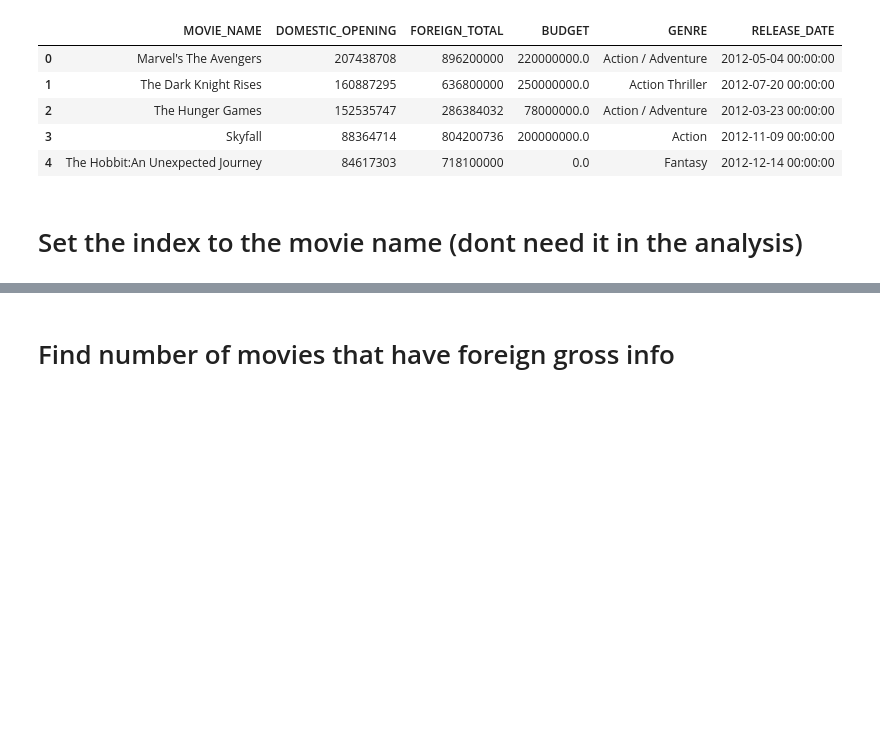
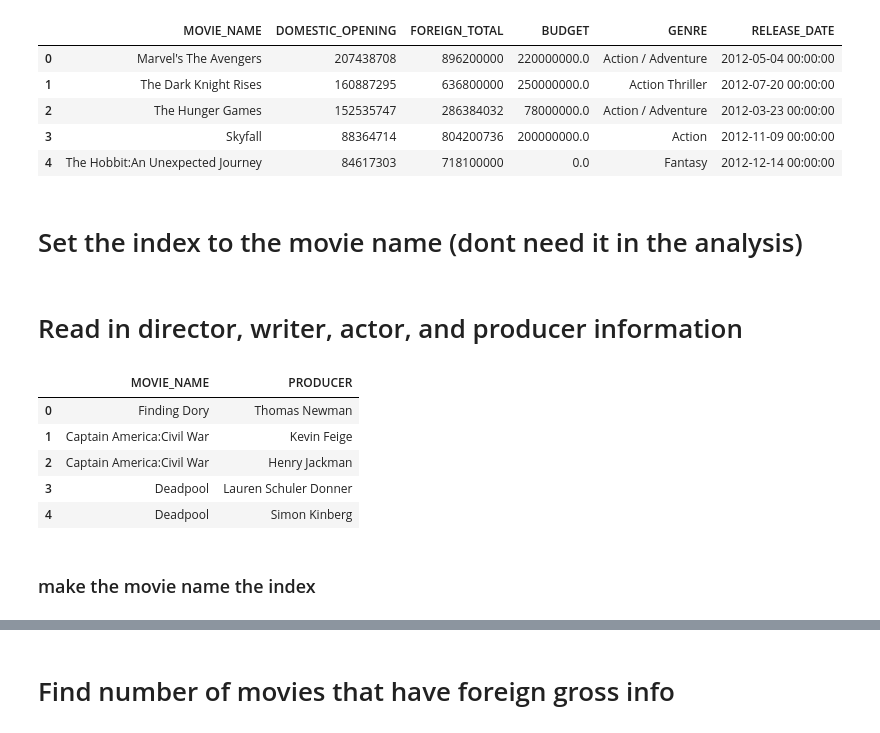
Before and after one commit to wccosby/Project_Luther, a Jupyter notebook: initial_analysis.ipynb, the cells around one changed output, grey strips where cells are left out. Cells and saved outputs as stored; diff of their text form; code cells hidden in the pictures; blank space fills up the shorter version.

```diff
--- a/initial_analysis.ipynb
+++ b/initial_analysis.ipynb
@@ -72,3 +36,10 @@ movie_data_raw.head()
 # Set the index to the movie name (dont need it in the analysis)
 # %%
 movie_data_raw = movie_data_raw.set_index(['MOVIE_NAME'])
+# %% [markdown]
+# Read in director, writer, actor, and producer information
+# %%
+director_data_raw = pd.read_csv('/Users/williamcosby/Documents/metis/Project_Luther/director_data.csv')
+actor_data_raw = pd.read_csv('/Users/williamcosby/Documents/metis/Project_Luther/actor_data.csv')
+writer_data_raw = pd.read_csv('/Users/williamcosby/Documents/metis/Project_Luther/writer_data.csv')
+producer_data_raw = pd.read_csv('/Users/williamcosby/Documents/metis/Project_Luther/producer_data.csv')
@@ -74,0 +54,11 @@ movie_data_raw = movie_data_raw.set_index(['MOVIE_NAME'])
+# %%
+producer_data_raw.head(5)
+# %% [output]
+|  | MOVIE_NAME | PRODUCER |
+| 0 | Finding Dory | Thomas Newman |
+| 1 | Captain America:Civil War | Kevin Feige |
+| 2 | Captain America:Civil War | Henry Jackman |
+| 3 | Deadpool | Lauren Schuler Donner |
+| 4 | Deadpool | Simon Kinberg |
+# %% [markdown]
+### make the movie name the index
```
Also changed, not shown: parts of 21 cells of this notebook.
